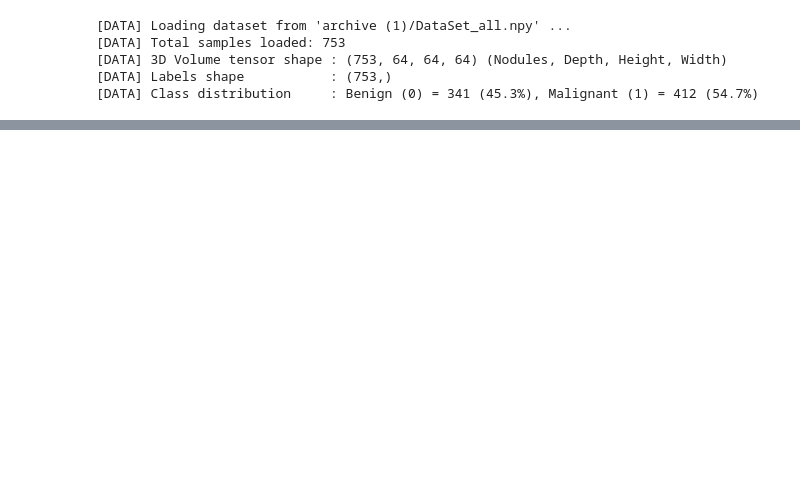
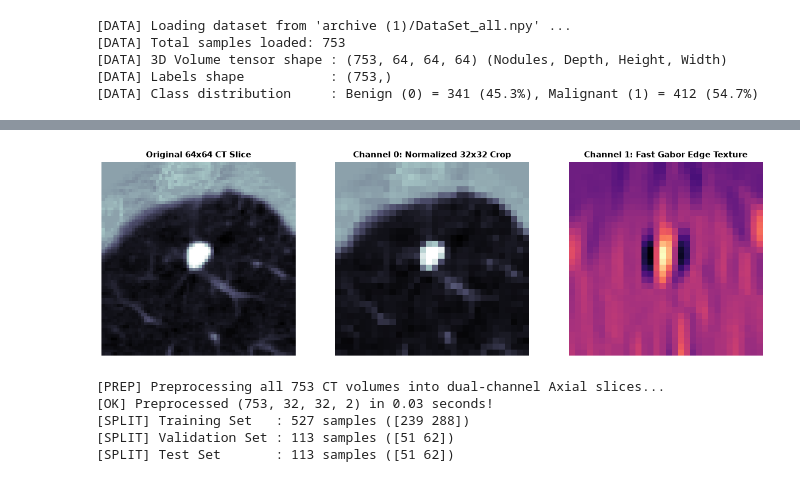
Before and after one commit to Snorlax231155/easynode, a Jupyter notebook: train_and_visualize.ipynb, the cells around one changed output, grey strips where cells are left out. Saved outputs shown, nothing was run; the diff lists cells and outputs as text; code cells hidden in the pictures; blank space fills up the shorter version.

```diff
--- a/train_and_visualize.ipynb
+++ b/train_and_visualize.ipynb
@@ -339,0 +183,62 @@ print("[OK] FastCapsNet architecture compiled with authentic 8-D/16-D dimensions
+# %%
+# Cell 5: Vectorized Fast Spatial Gabor Texture Pre-Filtering
+# Instead of slow eager-mode runtime filtering, we build an optimized spatial Gabor filter
+def create_gabor_filter(ksize=7, sigma=2.0, theta=0, lambd=4.0, gamma=0.5, psi=0):
+    return cv2.getGaborKernel((ksize, ksize), sigma, theta, lambd, gamma, psi, ktype=cv2.CV_32F)
+
+gabor_kernel = create_gabor_filter()
+
+def fast_gabor_preprocess(img_slice_2d):
+    sl_32 = cv2.resize(img_slice_2d, (32, 32))
+    filtered = cv2.filter2D(sl_32, -1, gabor_kernel)
+    ch0 = sl_32 / 255.0
+    ch1 = filtered / (np.max(np.abs(filtered)) + 1e-7)
+    return np.stack([ch0, ch1], axis=-1).astype(np.float32)
+
+# Demonstrate Gabor Texture Isolation
+sample_slice = volumes[1, 32, :, :]
+dual_demo = fast_gabor_preprocess(sample_slice)
+
+fig, axes = plt.subplots(1, 3, figsize=(13, 4))
+axes[0].imshow(sample_slice, cmap="bone")
+axes[0].set_title("Original 64x64 CT Slice", fontsize=11, fontweight="bold")
+axes[0].axis("off")
+
+axes[1].imshow(dual_demo[:, :, 0], cmap="bone")
+axes[1].set_title("Channel 0: Normalized 32x32 Crop", fontsize=11, fontweight="bold")
+axes[1].axis("off")
+
+axes[2].imshow(dual_demo[:, :, 1], cmap="magma")
+axes[2].set_title("Channel 1: Fast Gabor Edge Texture", fontsize=11, fontweight="bold")
+axes[2].axis("off")
+
+plt.tight_layout()
+plt.show()
+# %% [output]
+[figure, added]
+# %%
+# Cell 6: Dataset Stratified Splitting (70% Train, 15% Val, 15% Test)
+t0 = time.time()
+print(f"[PREP] Preprocessing all {len(volumes)} CT volumes into dual-channel Axial slices...")
+
+X_axial = np.array([fast_gabor_preprocess(v[32, :, :]) for v in volumes], dtype=np.float32)
+print(f"[OK] Preprocessed {X_axial.shape} in {time.time()-t0:.2f} seconds!")
+
+# Stratified Train/Val/Test Split (reproducible seed 42)
+idx_all = np.arange(len(labels))
+idx_train, idx_temp = train_test_split(idx_all, test_size=0.30, random_state=42, stratify=labels)
+idx_val, idx_test   = train_test_split(idx_temp, test_size=0.50, random_state=42, stratify=labels[idx_temp])
+
+X_caps_tr, y_caps_tr = X_axial[idx_train], labels[idx_train]
+X_caps_va, y_caps_va = X_axial[idx_val],   labels[idx_val]
+X_caps_te, y_caps_te = X_axial[idx_test],  labels[idx_test]
+
+print(f"[SPLIT] Training Set   : {len(X_caps_tr):,} samples ({np.bincount(y_caps_tr)})")
+print(f"[SPLIT] Validation Set : {len(X_caps_va):,} samples ({np.bincount(y_caps_va)})")
+print(f"[SPLIT] Test Set       : {len(X_caps_te):,} samples ({np.bincount(y_caps_te)})")
+# %% [output]
+[PREP] Preprocessing all 753 CT volumes into dual-channel Axial slices...
+[OK] Preprocessed (753, 32, 32, 2) in 0.03 seconds!
+[SPLIT] Training Set   : 527 samples ([239 288])
+[SPLIT] Validation Set : 113 samples ([51 62])
+[SPLIT] Test Set       : 113 samples ([51 62])
```
Also changed, not shown: parts of 15 cells of this notebook, 1 other file.
